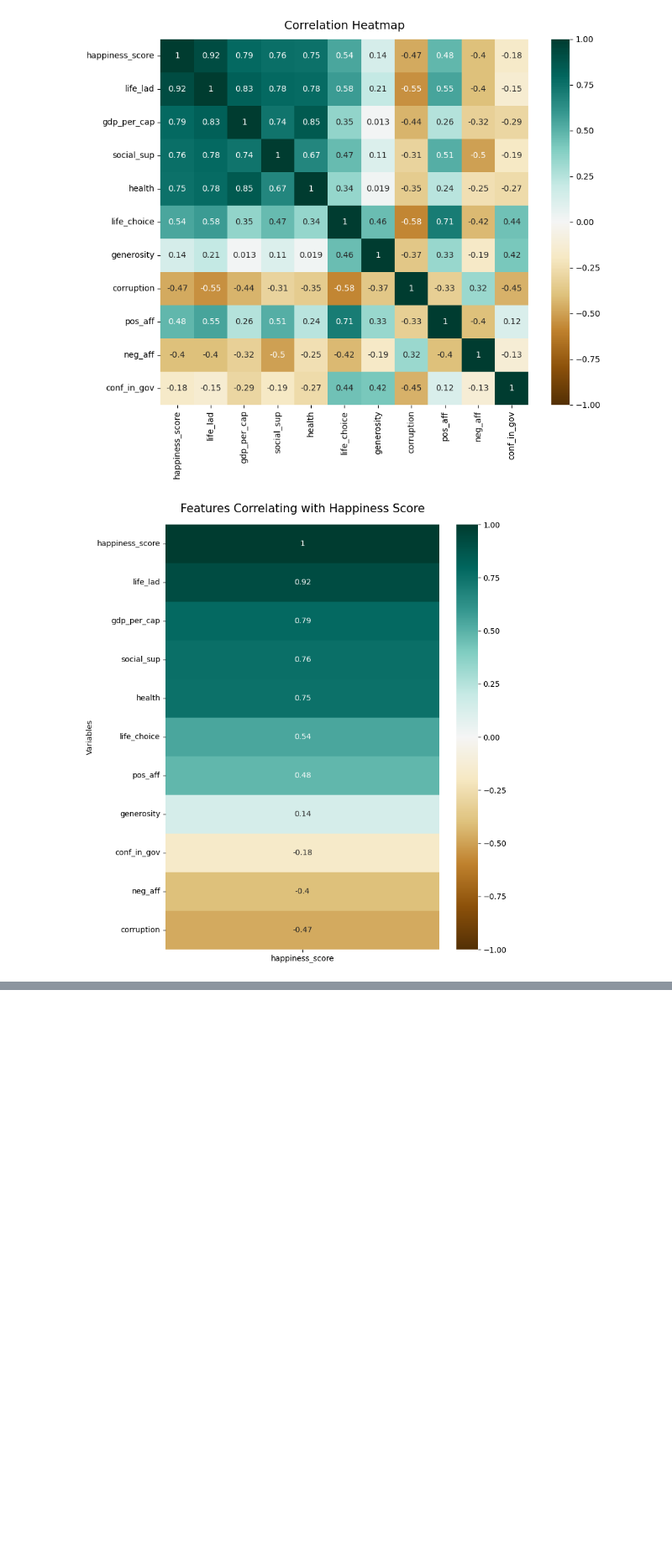
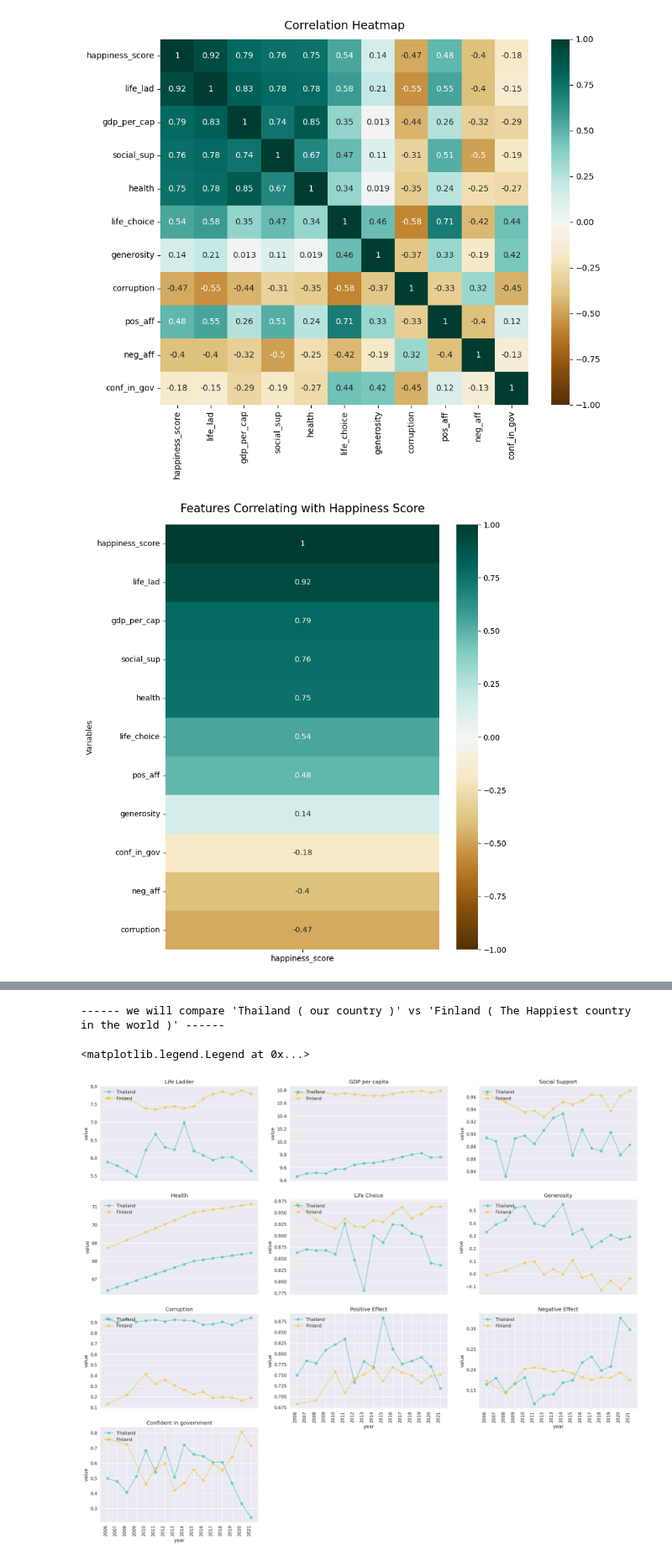
Before and after one commit to HikariJadeEmpire/TH_WLRD_Happiness_Project, a Jupyter notebook: WH_CodeSpace.ipynb, the cells around one changed output, grey strips where cells are left out. Shown at 84% size. Saved outputs shown, nothing was run; the diff lists cells and outputs as text; code cells hidden in the pictures; blank space fills up the shorter version.

```diff
--- a/WH_CodeSpace.ipynb
+++ b/WH_CodeSpace.ipynb
@@ -283,0 +313,74 @@ heatmap.set( ylabel='Variables')
+# %%
+plt.style.use('seaborn')
+
+# Scope our interest
+
+interest = ['Finland','Denmark','Iceland','Switzerland','Netherlands','Sweden','Thailand']
+
+
+inter_df = df.loc[df['country_name'].isin(interest),:]
+inter_df['year'] = inter_df['year'].apply(lambda x : str(x))
+
+th_hp = inter_df.loc[inter_df['country_name']=='Thailand', : ]
+fn_hp = inter_df.loc[inter_df['country_name']=='Finland', : ]
+print(f"\n\n{'-'*6} we will compare \'Thailand ( our country )\' vs \'Finland ( The Happiest country in the world )\' {'-'*6}\n\n ")
+
+# PLOT
+
+plt.figure(figsize=(22,18), dpi=150)
+
+plt.subplot(4, 3, 1)
+plt.plot(th_hp['year'], th_hp['life_lad'],color='#1ABC9C', marker='o', linestyle='solid', alpha=0.5 ,label="Thailand" )
+plt.plot(fn_hp['year'], fn_hp['life_lad'],color='#F1C40F', marker='o', linestyle='solid', alpha=0.5 ,label="Finland" )
+plt.title("Life Ladder");plt.xticks([]);plt.ylabel("value");plt.legend(loc="upper left")
+
+
+plt.subplot(4, 3, 2)
+plt.plot(th_hp['year'], th_hp['gdp_per_cap'],color='#1ABC9C', marker='o', linestyle='solid', alpha=0.5 ,label="Thailand" )
+plt.plot(fn_hp['year'], fn_hp['gdp_per_cap'],color='#F1C40F', marker='o', linestyle='solid', alpha=0.5 ,label="Finland" )
+plt.title("GDP per capita");plt.xticks([]);plt.ylabel("value");plt.legend(loc="upper left")
+
+
+plt.subplot(4, 3, 3)
+plt.plot(th_hp['year'], th_hp['social_sup'],color='#1ABC9C', marker='o', linestyle='solid', alpha=0.5 ,label="Thailand" )
+plt.plot(fn_hp['year'], fn_hp['social_sup'],color='#F1C40F', marker='o', linestyle='solid', alpha=0.5 ,label="Finland" )
+plt.title("Social Support");plt.xticks([]);plt.ylabel("value");plt.legend(loc="upper left")
+
+plt.subplot(4, 3, 4)
+plt.plot(th_hp['year'], th_hp['health'],color='#1ABC9C', marker='o', linestyle='solid', alpha=0.5 ,label="Thailand" )
+plt.plot(fn_hp['year'], fn_hp['health'],color='#F1C40F', marker='o', linestyle='solid', alpha=0.5 ,label="Finland" )
+plt.title("Health");plt.xticks([]);plt.ylabel("value");plt.legend(loc="upper left")
+
+plt.subplot(4, 3, 5)
+plt.plot(th_hp['year'], th_hp['life_choice'],color='#1ABC9C', marker='o', linestyle='solid', alpha=0.5 ,label="Thailand" )
+plt.plot(fn_hp['year'], fn_hp['life_choice'],color='#F1C40F', marker='o', linestyle='solid', alpha=0.5 ,label="Finland" )
+plt.title("Life Choice");plt.xticks([]);plt.ylabel("value");plt.legend(loc="upper left")
+
+plt.subplot(4, 3, 6)
+plt.plot(th_hp['year'], th_hp['generosity'],color='#1ABC9C', marker='o', linestyle='solid', alpha=0.5 ,label="Thailand" )
+plt.plot(fn_hp['year'], fn_hp['generosity'],color='#F1C40F', marker='o', linestyle='solid', alpha=0.5 ,label="Finland" )
+plt.title("Generosity");plt.xticks([]);plt.ylabel("value");plt.legend(loc="upper left")
+
+plt.subplot(4, 3, 7)
+plt.plot(th_hp['year'], th_hp['corruption'],color='#1ABC9C', marker='o', linestyle='solid', alpha=0.5 ,label="Thailand" )
+plt.plot(fn_hp['year'], fn_hp['corruption'],color='#F1C40F', marker='o', linestyle='solid', alpha=0.5 ,label="Finland" )
+plt.title("Corruption");plt.xticks([]);plt.ylabel("value");plt.legend(loc="upper left")
+
+plt.subplot(4, 3, 8)
+plt.plot(th_hp['year'], th_hp['pos_aff'],color='#1ABC9C', marker='o', linestyle='solid', alpha=0.5 ,label="Thailand" )
+plt.plot(fn_hp['year'], fn_hp['pos_aff'],color='#F1C40F', marker='o', linestyle='solid', alpha=0.5 ,label="Finland" )
+plt.xticks(rotation=90, ha='right')
+plt.title("Positive Effect");plt.xlabel("year");plt.ylabel("value");plt.legend(loc="upper left")
+
+plt.subplot(4, 3, 9)
+plt.plot(th_hp['year'], th_hp['neg_aff'],color='#1ABC9C', marker='o', linestyle='solid', alpha=0.5 ,label="Thailand" )
+plt.plot(fn_hp['year'], fn_hp['neg_aff'],color='#F1C40F', marker='o', linestyle='solid', alpha=0.5 ,label="Finland" )
+plt.xticks(rotation=90, ha='right')
+plt.title("Negative Effect");plt.xlabel("year");plt.ylabel("value");plt.legend(loc="upper left")
+
+plt.subplot(4, 3, 10)
+plt.plot(th_hp['year'], th_hp['conf_in_gov'],color='#1ABC9C', marker='o', linestyle='solid', alpha=0.5 ,label="Thailand" )
+plt.plot(fn_hp['year'], fn_hp['conf_in_gov'],color='#F1C40F', marker='o', linestyle='solid', alpha=0.5 ,label="Finland" )
+plt.xticks(rotation=90, ha='right')
+plt.title("Confident in government");plt.xlabel("year");plt.ylabel("value");plt.legend(loc="upper left")
+# %% [output]
@@ -283,0 +392,3 @@ heatmap.set( ylabel='Variables')
+------ we will compare 'Thailand ( our country )' vs 'Finland ( The Happiest country in the world )' ------
+<matplotlib.legend.Legend at 0x...>
+[figure, added]
```
Also changed, not shown: parts of 4 cells of this notebook.
